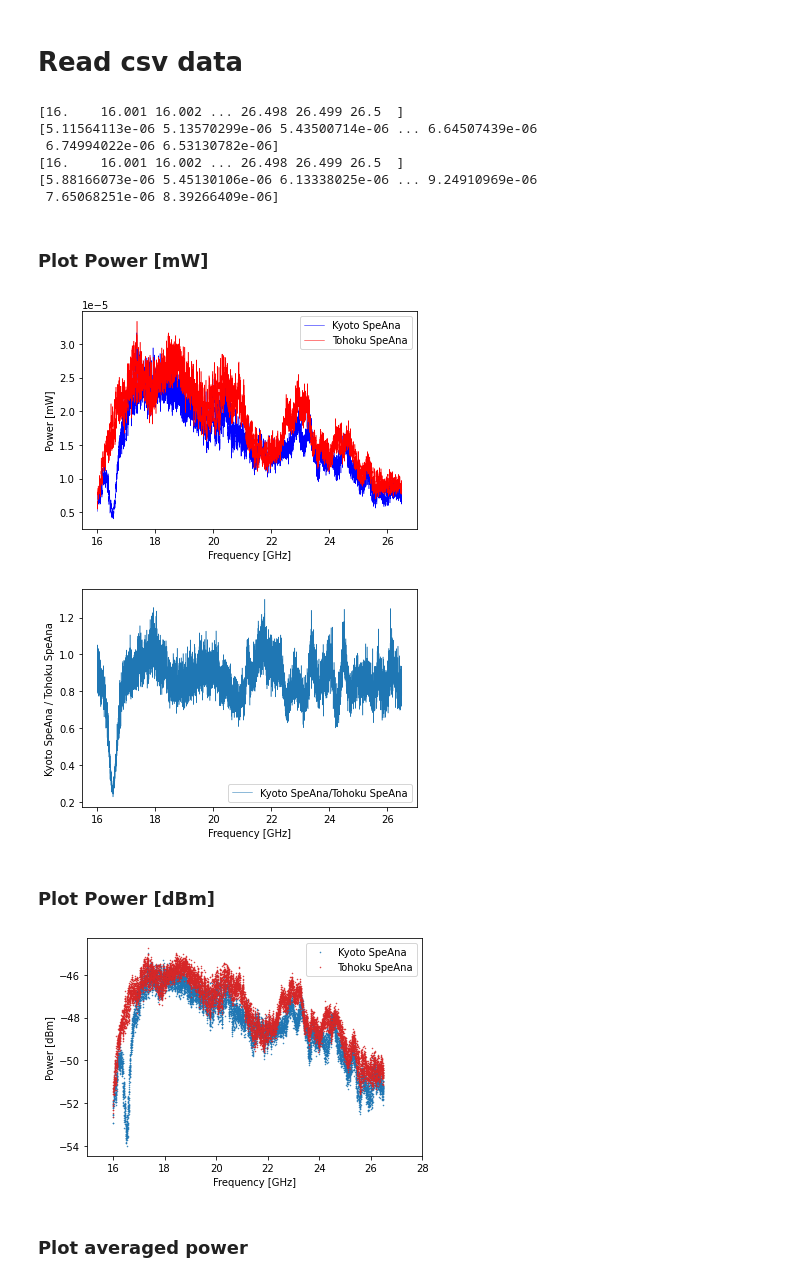
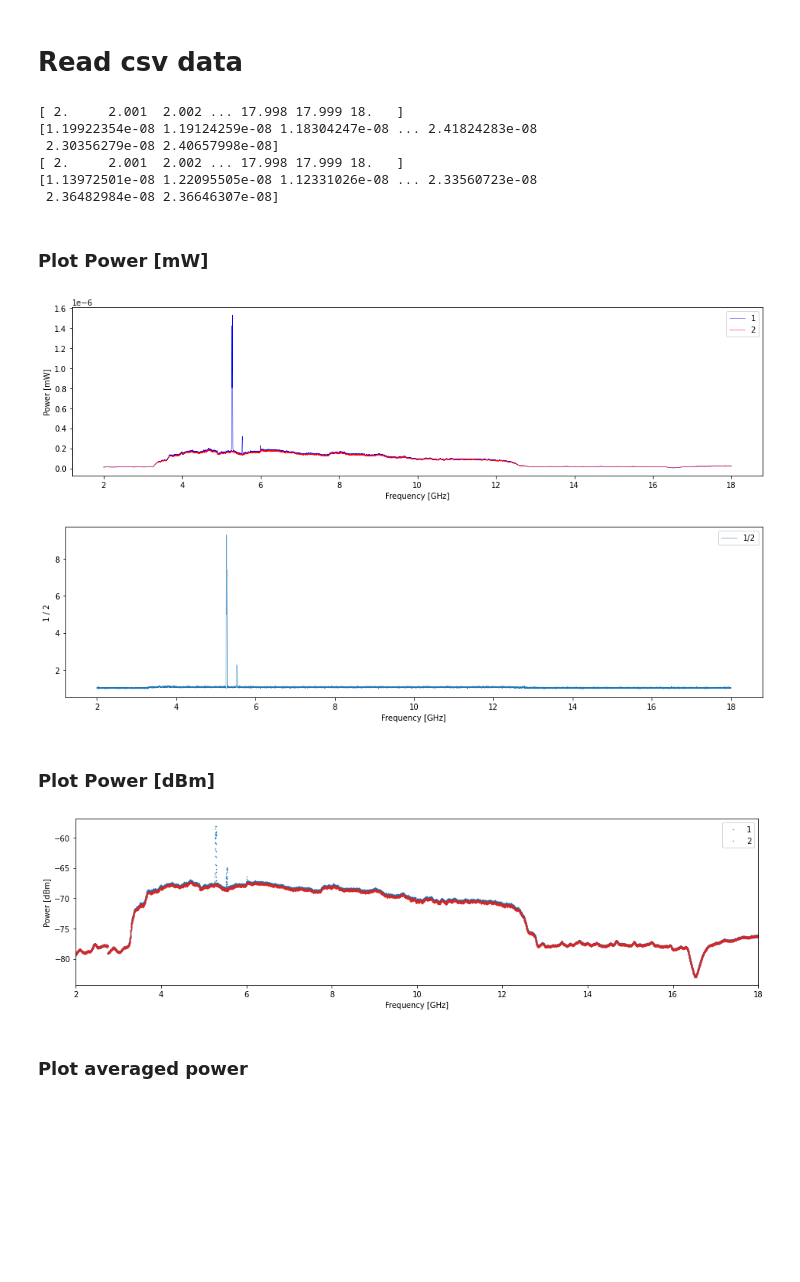
Before and after one commit to sadachi5/dosue-analysis, a Jupyter notebook: MeasureSpectrum/compare_two_spectra.ipynb, the cells around one changed output. Saved outputs shown, nothing was run; the diff lists cells and outputs as text; code cells hidden in the pictures; blank space fills up the shorter version.

Commit message:
udpate at dosue-daq

```diff
--- a/MeasureSpectrum/compare_two_spectra.ipynb
+++ b/MeasureSpectrum/compare_two_spectra.ipynb
@@ -1,12 +1,17 @@
 # %% [markdown]
 # Setting
 # %%
+import os
 outdir = './output'
-datadir = '/Users/shadachi/Experiment/DOSUE/data/ms2840a'
-filename_1 = '2022-02-01/data/Yfactor300K_sweep_KyotoMS2840A_1.dat'
-filename_2  = '2022-02-01/data/Yfactor300K_sweep_TohokuMS2840A_1.dat'
-label_1 = 'Kyoto SpeAna'
-label_2 = 'Tohoku SpeAna'
+if not os.path.isdir(outdir):
+    os.mkdir(outdir)
+    pass
+#datadir = '/Users/shadachi/Experiment/DOSUE/data/ms2840a'
+datadir = '/data/ms2840a'
+filename_1 = '2022-08-26/data/DOSUE-Y_test_AllAmp_SWEEP_5.dat'
+filename_2 = '2022-08-26/data/DOSUE-Y_test_AllAmp_SWEEP_4_wtLargeBB.dat'
+label_1 = '1'
+label_2 = '2'
 csvType_1 = 'TwoColumn'; # freq, dBm
 csvType_2 = 'TwoColumn'; # freq, dBm
 #csvType = 'Anritsu'; # Anritsu Spectrum analyzer: Waveform output
@@ -15,8 +20,8 @@ csvType_2 = 'TwoColumn'; # freq, dBm
 #csvType = 'TwoColumn'; # freq, dBm
 
 k_B = 1.380649e-23  # boltzmann const. [J/K]
-freq_min = 15. # [GHz]
-freq_max = 28 # [GHz]
+freq_min = 2. # [GHz]
+freq_max = 18 # [GHz]
 # %% [markdown]
 # Import libraries
 # %%
@@ -169,34 +174,36 @@ print(power_1)
 print(freq_2)
 print(power_2)
 # %% [output]
-[16.    16.001 16.002 ... 26.498 26.499 26.5  ]
-[5.11564113e-06 5.13570299e-06 5.43500714e-06 ... 6.64507439e-06
- 6.74994022e-06 6.53130782e-06]
-[16.    16.001 16.002 ... 26.498 26.499 26.5  ]
-[5.88166073e-06 5.45130106e-06 6.13338025e-06 ... 9.24910969e-06
- 7.65068251e-06 8.39266409e-06]
+[ 2.     2.001  2.002 ... 17.998 17.999 18.   ]
+[1.19922354e-08 1.19124259e-08 1.18304247e-08 ... 2.41824283e-08
+ 2.30356279e-08 2.40657998e-08]
+[ 2.     2.001  2.002 ... 17.998 17.999 18.   ]
+[1.13972501e-08 1.22095505e-08 1.12331026e-08 ... 2.33560723e-08
+ 2.36482984e-08 2.36646307e-08]
 # %% [markdown]
 ###  Plot Power [mW]
 # %%
+fig = plt.figure(figsize=(16,4))
 plt.plot(freq_1, power_1, label=f'{label_1}', color='blue', marker='', markersize=0.5, linestyle='-', linewidth=0.5)
 plt.plot(freq_2, power_2, label=f'{label_2}', color='red', marker='', markersize=0.5, linestyle='-', linewidth=0.5)
 plt.xlabel('Frequency [GHz]') #x軸の名前
 plt.ylabel('Power [mW]') #y軸の名前
 #plt.xlim(freq_min,freq_max) #x軸範囲指定
 #plt.xlim(5,20) #x軸範囲指定
 #plt.ylim(0,0.02) #y軸範囲指定
 #plt.ylim(0,0.003) #y軸範囲指定
 
 plt.legend()
 
 plt.savefig(f'{outdir}/compare_power_mW.png')
 plt.show()
 # %% [output]
-[figure, old version]
+[figure, new version]
 # %%
 power_2_interp = freq_interpolate(freq_1, freq_2, power_2)
 div_power = power_1/power_2_interp
 
+fig = plt.figure(figsize=(16,4))
 plt.plot(freq_1, div_power, label=f'{label_1}/{label_2}', color='tab:blue', marker='', markersize=0.5, linestyle='-', linewidth=0.5)
 plt.xlabel('Frequency [GHz]') #x軸の名前
 plt.ylabel(f'{label_1} / {label_2}') #y軸の名前
@@ -210,13 +217,14 @@ plt.legend()
 plt.savefig(f'{outdir}/compare_power_div.png')
 plt.show()
 # %% [output]
-[figure, old version]
+[figure, new version]
 # %% [markdown]
 ###  Plot Power [dBm]
 # %%
 power_1_dBm = np.log10(power_1)*10.
 power_2_dBm = np.log10(power_2)*10.
 
+fig = plt.figure(figsize=(16,4))
 plt.plot(freq_1, power_1_dBm, label=f'{label_1}', color='tab:blue', marker='o', markersize=0.5, linestyle='')
 plt.plot(freq_2, power_2_dBm, label=f'{label_2}', color='tab:red', marker='o', markersize=0.5, linestyle='')
 plt.xlabel('Frequency [GHz]') #x軸の名前
@@ -228,7 +236,7 @@ plt.legend()
 plt.savefig(f'{outdir}/compare_power_dBm.png')
 plt.show()
 # %% [output]
-[figure, old version]
+[figure, new version]
 # %% [markdown]
 ### Plot averaged power
 # %%
```
Also changed, not shown: parts of 1 cell of this notebook.
